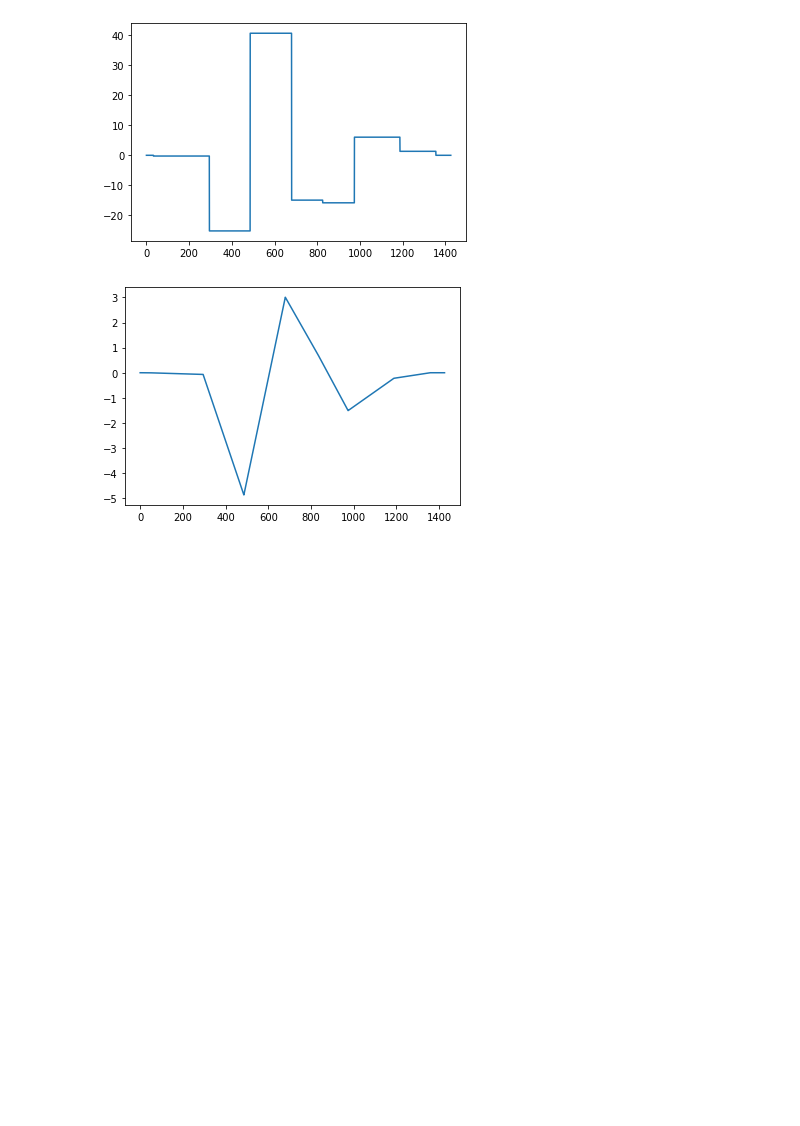
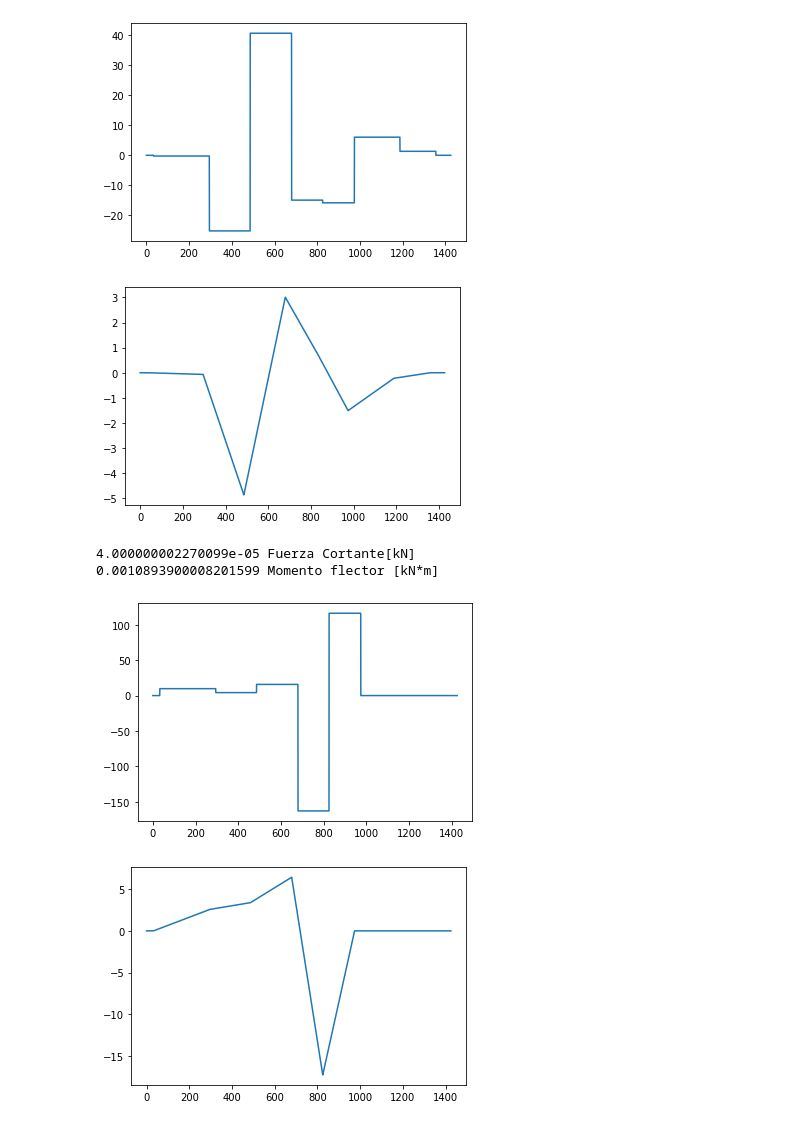
Before and after one commit to LifeStrange/Computacion, a Jupyter notebook: DISISMEC.ipynb, the cells around one changed output. Drawn from its saved outputs; the diff is of its cells as text; code cells hidden in the pictures; blank space fills up the shorter version.

Commit message:
Diagramas de cortante y momento flector para el plano YX

```diff
--- a/DISISMEC.ipynb
+++ b/DISISMEC.ipynb
@@ -46,3 +46,54 @@ print(Mflector(len(x)-1),"Momento flector [kN*m]")
 0.0004882837998270988 Momento flector [kN*m]
 [figure]
 [figure]
+# %%
+##
+#Plano YX
+##
+import math as mt
+import numpy as np
+import matplotlib.pyplot as plt
+import scipy.interpolate as lp
+
+def pos(x,l):
+    if x-l<0:
+        return 0
+    else:
+        return 1
+def posM(x,l):
+    if x-l<0:
+        return 0
+    else:
+        return x-l
+def Fcortante(x2):
+    return (9806.65*pos(x2,32.5)-5603.6*pos(x2,294.5)+11601.27*pos(x2,485.5)-178873.6*pos(x2,679.5)+279489.52*pos(x2,825)-116420.2*pos(x2,973.5))/1000
+def Mflector(x4):
+    return (9806.65*posM(x4,32.5)-5603.6*posM(x4,294.5)+11601.27*posM(x4,485.5)-178873.6*posM(x4,679.5)+279489.52*posM(x4,825)-116420.2*posM(x4,973.5))/1000000
+
+x =  np.arange(0,1425.05,0.05)
+Fc = np.zeros(len(x))
+M = np.zeros(len(x))
+
+
+#Fuerza cortante
+for x1 in range(0,len(x),1):
+    x2 = x[x1]
+    Fc[x1] = (9806.65*pos(x2,32.5)-5603.6*pos(x2,294.5)+11601.27*pos(x2,485.5)-178873.6*pos(x2,679.5)+279489.52*pos(x2,825)-116420.2*pos(x2,973.5))/1000
+
+#Momento flector
+for x3 in range(0,len(x),1):
+    x4 = x[x3]
+    M[x3] = (9806.65*posM(x4,32.5)-5603.6*posM(x4,294.5)+11601.27*posM(x4,485.5)-178873.6*posM(x4,679.5)+279489.52*posM(x4,825)-116420.2*posM(x4,973.5))/1000000
+
+
+plt.figure()
+plt.plot(x,Fc)
+plt.figure()
+plt.plot(x,M)
+print(Fcortante(len(x)-1),"Fuerza Cortante[kN]")
+print(Mflector(len(x)-1),"Momento flector [kN*m]")
+# %% [output]
+4.000000002270099e-05 Fuerza Cortante[kN]
+0.0010893900008201599 Momento flector [kN*m]
+[figure, added]
+[figure, added]
```
